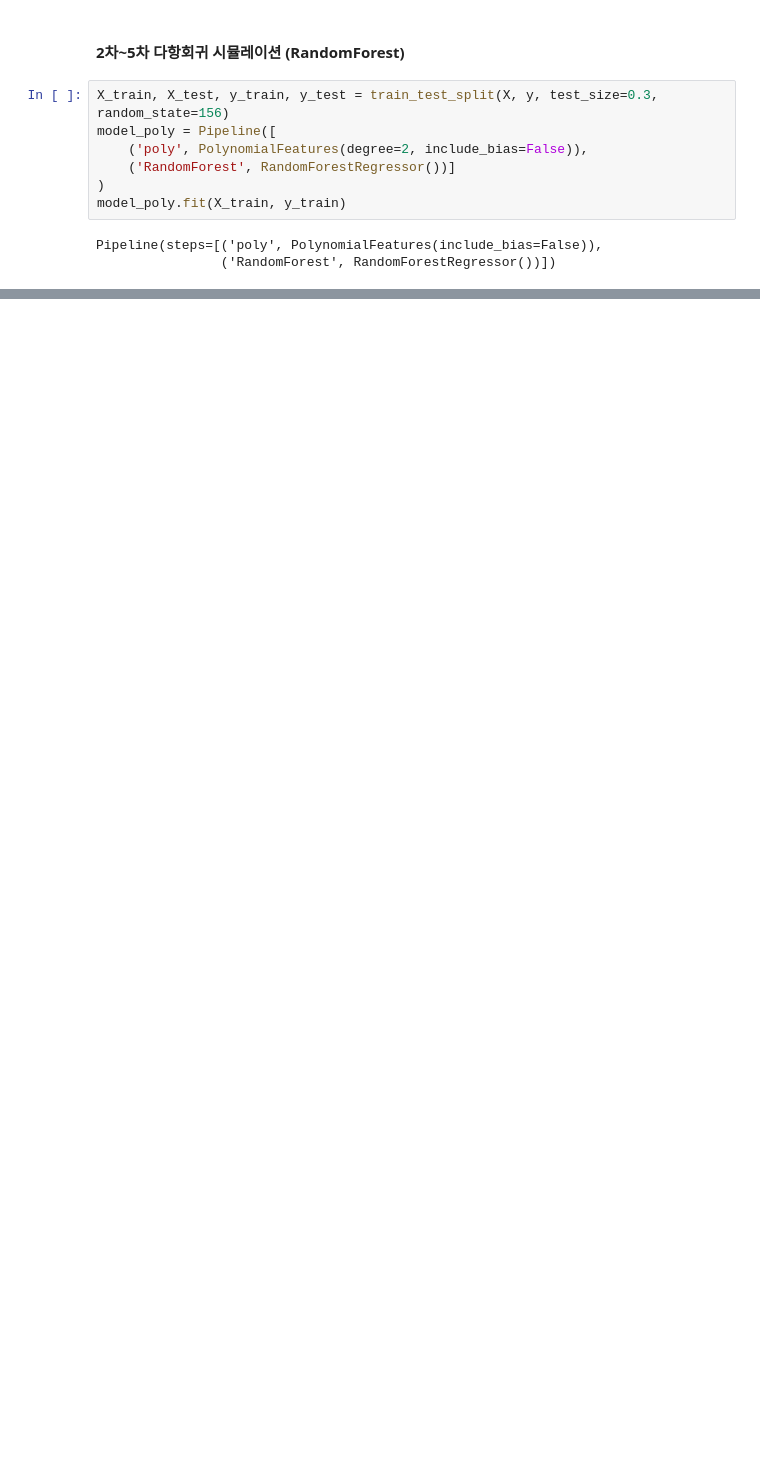
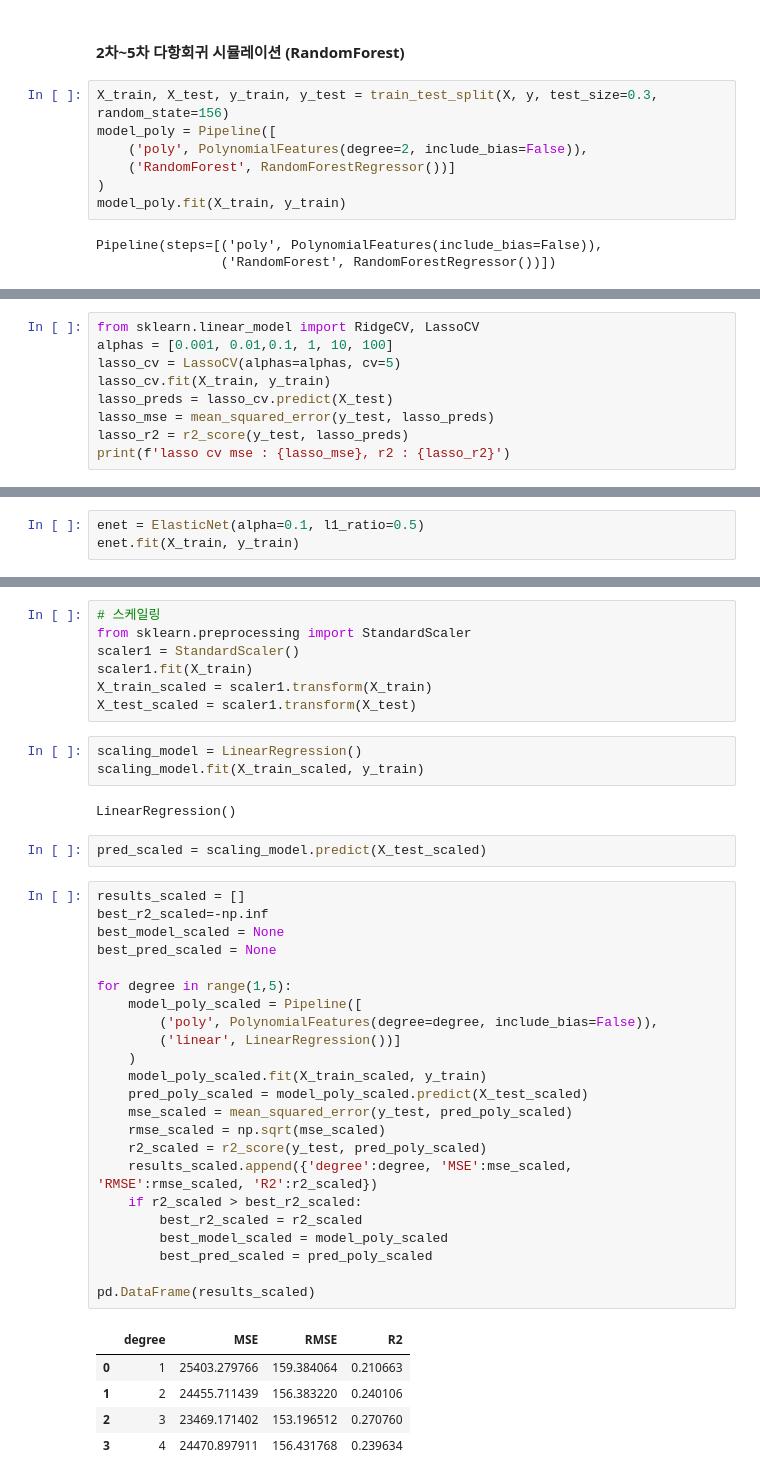
Before and after one commit to jiyoung1634/hipython_rep, a Jupyter notebook: 머신러닝 보고서2/39_bike대여량예측모델.ipynb, the cells around one changed output, grey strips where cells are left out. Drawn from its saved outputs; the diff is of its cells as text; blank space fills up the shorter version.

```diff
--- a/39_bike대여량예측모델.ipynb
+++ b/머신러닝 보고서2/39_bike대여량예측모델.ipynb
@@ -387,0 +461,9 @@ pd.DataFrame(results)
+# %%
+from sklearn.linear_model import RidgeCV, LassoCV
+alphas = [0.001, 0.01,0.1, 1, 10, 100]
+lasso_cv = LassoCV(alphas=alphas, cv=5)
+lasso_cv.fit(X_train, y_train)
+lasso_preds = lasso_cv.predict(X_test)
+lasso_mse = mean_squared_error(y_test, lasso_preds)
+lasso_r2 = r2_score(y_test, lasso_preds)
+print(f'lasso cv mse : {lasso_mse}, r2 : {lasso_r2}')
@@ -387,0 +485,3 @@ pd.DataFrame(results)
+# %%
+enet = ElasticNet(alpha=0.1, l1_ratio=0.5)
+enet.fit(X_train, y_train)
@@ -387,0 +525,43 @@ pd.DataFrame(results)
+# %%
+# 스케일링
+from sklearn.preprocessing import StandardScaler
+scaler1 = StandardScaler()
+scaler1.fit(X_train)
+X_train_scaled = scaler1.transform(X_train)
+X_test_scaled = scaler1.transform(X_test)
+# %%
+scaling_model = LinearRegression()
+scaling_model.fit(X_train_scaled, y_train)
+# %% [output]
+LinearRegression()
+# %%
+pred_scaled = scaling_model.predict(X_test_scaled)
+# %%
+results_scaled = []
+best_r2_scaled=-np.inf
+best_model_scaled = None
+best_pred_scaled = None
+
+for degree in range(1,5):
+    model_poly_scaled = Pipeline([
+        ('poly', PolynomialFeatures(degree=degree, include_bias=False)),
+        ('linear', LinearRegression())]
+    )
+    model_poly_scaled.fit(X_train_scaled, y_train)
+    pred_poly_scaled = model_poly_scaled.predict(X_test_scaled)
+    mse_scaled = mean_squared_error(y_test, pred_poly_scaled)
+    rmse_scaled = np.sqrt(mse_scaled)
+    r2_scaled = r2_score(y_test, pred_poly_scaled)
+    results_scaled.append({'degree':degree, 'MSE':mse_scaled, 'RMSE':rmse_scaled, 'R2':r2_scaled})
+    if r2_scaled > best_r2_scaled:
+        best_r2_scaled = r2_scaled
+        best_model_scaled = model_poly_scaled
+        best_pred_scaled = pred_poly_scaled
+
+pd.DataFrame(results_scaled)
+# %% [output]
+|  | degree | MSE | RMSE | R2 |
+| 0 | 1 | 25403.279766 | 159.384064 | 0.210663 |
+| 1 | 2 | 24455.711439 | 156.383220 | 0.240106 |
+| 2 | 3 | 23469.171402 | 153.196512 | 0.270760 |
+| 3 | 4 | 24470.897911 | 156.431768 | 0.239634 |
```
Also changed, not shown: parts of 91 cells of this notebook, 1 other file.
